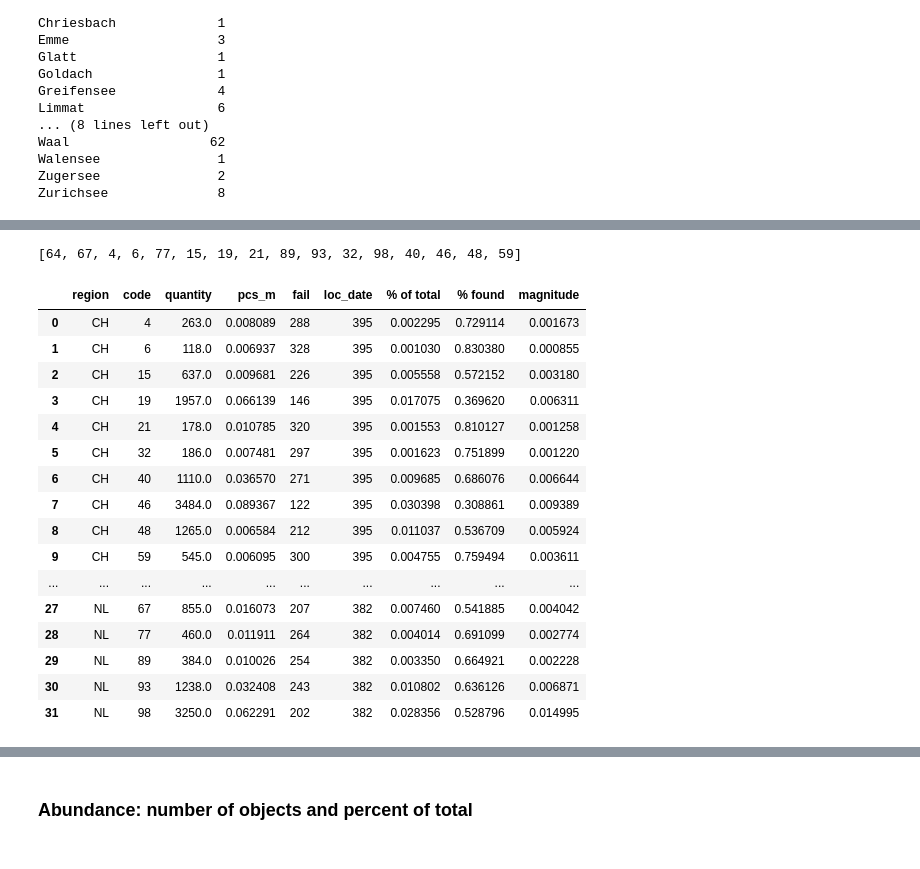
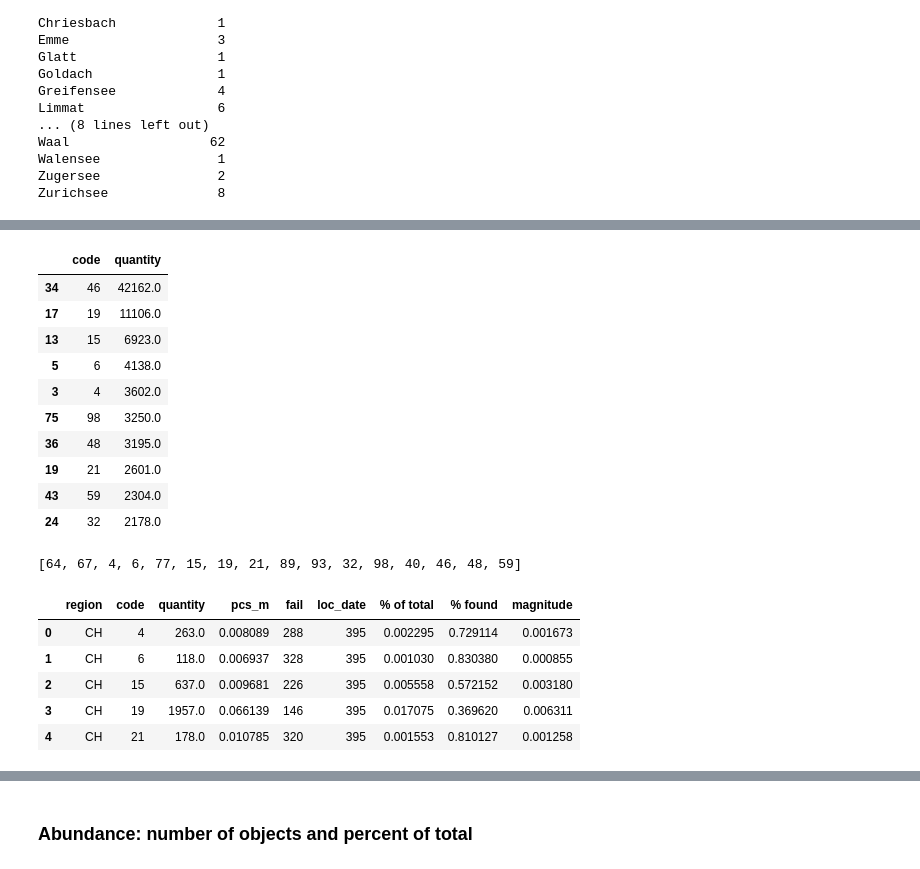
Before and after one commit to hammerdirt-analyst/rhinecode, a Jupyter notebook: use_a_class.ipynb, the cells around one changed output, grey strips where cells are left out. Drawn from its saved outputs; the diff is of its cells as text; code cells hidden in the pictures.

```diff
--- a/use_a_class.ipynb
+++ b/use_a_class.ipynb
@@ -236,6 +200,6 @@ lakes = swiss_beaches.loc[swiss_beaches.water == 'l'].index
 rivers = swiss_beaches.loc[swiss_beaches.water == 'r'].index
 
 # apply maps:
-swissDf.loc[swissDf.location.isin(lakes), 'type'] = 'l'
-swissDf.loc[swissDf.location.isin(rivers), 'type'] = 'r'
+swissDf.loc[swissDf.location.isin(lakes), 'water'] = 'l'
+swissDf.loc[swissDf.location.isin(rivers), 'water'] = 'r'
 # %%
@@ -313,13 +277,13 @@ NL    378
 Name: loc_date, dtype: int64
 # %%
 # these are the columns that the class method expects to see:
-these_cols = ['loc_date', 'location', 'water_name','type', 'date', 'region']
+these_cols = ['loc_date', 'location', 'water_name','water', 'date', 'region']
 
 a = ac.PreprocessData(surveys_all, dutch_beaches,these_cols=these_cols)
 # %% [output]
 added exp vs
 # %%
-catchment_cols = ['region','water_name','type','loc_date', 'location', 'date']
+catchment_cols = ['region','water_name','water','loc_date', 'location', 'date']
 
 clas_kwargs = dict(
 #     code_group_data=group_names_locations,
@@ -442,3 +390,17 @@ dutch_top_ten[:10]
+# %%
+dutch_top_ten.sort_values(by='quantity', ascending=False)[:10]
+# %% [output]
+|  | code | quantity |
+| 34 | 46 | 42162.0 |
+| 17 | 19 | 11106.0 |
+| 13 | 15 | 6923.0 |
+| 5 | 6 | 4138.0 |
+| 3 | 4 | 3602.0 |
+| 75 | 98 | 3250.0 |
+| 36 | 48 | 3195.0 |
+| 19 | 21 | 2601.0 |
+| 43 | 59 | 2304.0 |
+| 24 | 32 | 2178.0 |
 # %%
 dtt_c = dutch_top_ten[:10].code.values
 dutch_total = dutch_top_ten.quantity.sum()
@@ -462,39 +424,32 @@ combined
 coi_all = som_data[som_data.code.isin(combined)].copy()
 
 # group all the records by loc_date and code
-coi_all = coi_all.groupby(['loc_date','location', 'region','code'], as_index=False).agg({'quantity':'sum', 'pcs_m':'mean'})
+coi_all = coi_all.groupby(['loc_date','location', 'region','water_name', 'code'], as_index=False).agg({'quantity':'sum', 'pcs_m':'mean'})
 
 # check for zero values
 coi_all['fail'] = coi_all.quantity == 0
+coi_wt = coi_all.groupby(['water_name', 'code'], as_index=False).agg({'quantity':'sum', 'pcs_m':'mean', 'fail':'sum', 'loc_date':'count'})
 
 # get the number of fails by region (out of how many surveys was at least one found)
 coi_at = coi_all.groupby(['region', 'code'], as_index=False).agg({'quantity':'sum', 'pcs_m':'mean', 'fail':'sum', 'loc_date':'count'})
 
 # get the quantity as a % of the total
 coi_at['% of total'] = coi_at.quantity/coi_at.quantity.sum()
+coi_wt['% of total'] = coi_wt.quantity/coi_wt.quantity.sum()
 
 # get the rate at which the oobject was found
 coi_at['% found'] = coi_at.fail/coi_at.loc_date
+coi_wt['% found'] = coi_wt.fail/coi_wt.loc_date
 
 # the product of % of total * % found
 coi_at['magnitude'] = coi_at['% found']*coi_at['% of total']
+coi_wt['magnitude'] = coi_wt['% found']*coi_wt['% of total']
 # %%
-coi_at
+coi_at.head()
 # %% [output]
 |  | region | code | quantity | pcs_m | fail | loc_date | % of total | % found | magnitude |
 | 0 | CH | 4 | 263.0 | 0.008089 | 288 | 395 | 0.002295 | 0.729114 | 0.001673 |
 | 1 | CH | 6 | 118.0 | 0.006937 | 328 | 395 | 0.001030 | 0.830380 | 0.000855 |
 | 2 | CH | 15 | 637.0 | 0.009681 | 226 | 395 | 0.005558 | 0.572152 | 0.003180 |
 | 3 | CH | 19 | 1957.0 | 0.066139 | 146 | 395 | 0.017075 | 0.369620 | 0.006311 |
 | 4 | CH | 21 | 178.0 | 0.010785 | 320 | 395 | 0.001553 | 0.810127 | 0.001258 |
-| 5 | CH | 32 | 186.0 | 0.007481 | 297 | 395 | 0.001623 | 0.751899 | 0.001220 |
-| 6 | CH | 40 | 1110.0 | 0.036570 | 271 | 395 | 0.009685 | 0.686076 | 0.006644 |
-| 7 | CH | 46 | 3484.0 | 0.089367 | 122 | 395 | 0.030398 | 0.308861 | 0.009389 |
-| 8 | CH | 48 | 1265.0 | 0.006584 | 212 | 395 | 0.011037 | 0.536709 | 0.005924 |
-| 9 | CH | 59 | 545.0 | 0.006095 | 300 | 395 | 0.004755 | 0.759494 | 0.003611 |
-| ... | ... | ... | ... | ... | ... | ... | ... | ... | ... |
-| 27 | NL | 67 | 855.0 | 0.016073 | 207 | 382 | 0.007460 | 0.541885 | 0.004042 |
-| 28 | NL | 77 | 460.0 | 0.011911 | 264 | 382 | 0.004014 | 0.691099 | 0.002774 |
-| 29 | NL | 89 | 384.0 | 0.010026 | 254 | 382 | 0.003350 | 0.664921 | 0.002228 |
-| 30 | NL | 93 | 1238.0 | 0.032408 | 243 | 382 | 0.010802 | 0.636126 | 0.006871 |
-| 31 | NL | 98 | 3250.0 | 0.062291 | 202 | 382 | 0.028356 | 0.528796 | 0.014995 |
```
Also changed, not shown: parts of 21 cells of this notebook, 13 other files.
